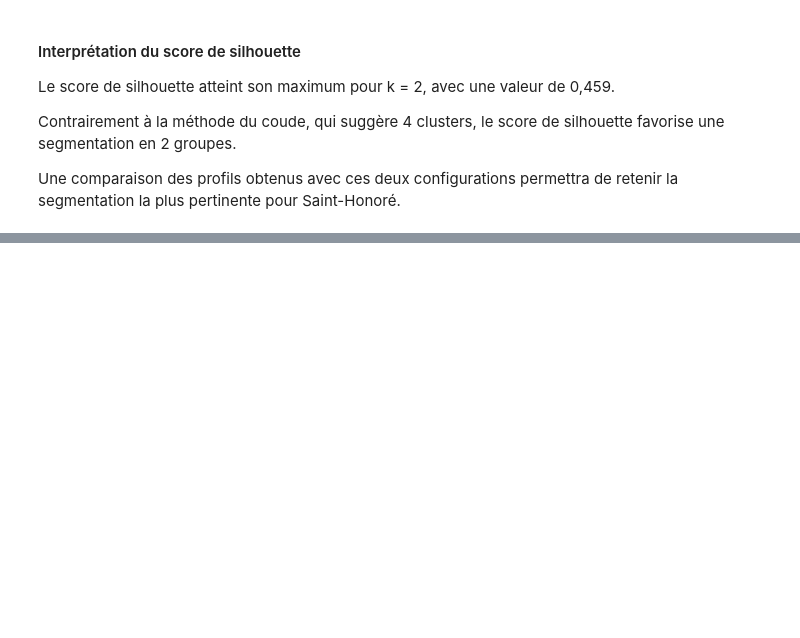
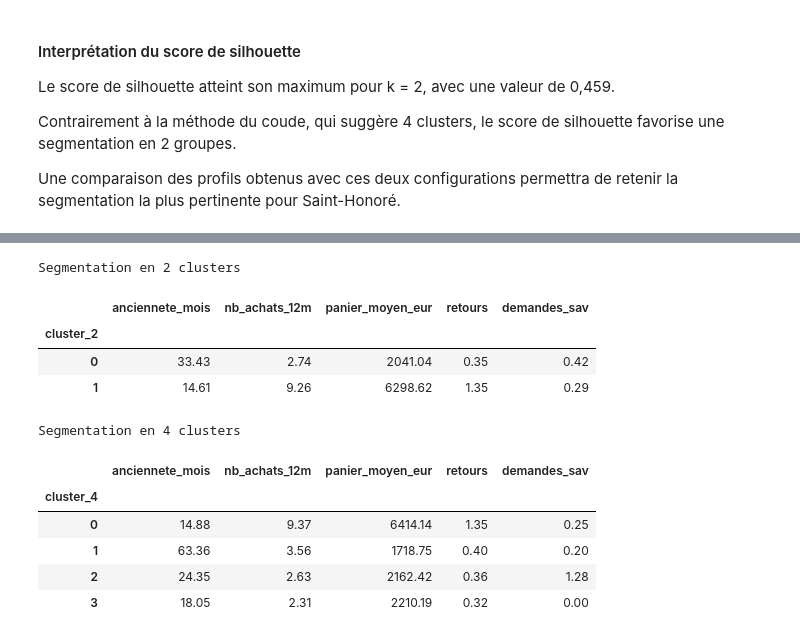
Before and after one commit to Youcef501/datamining-saint-honore, a Jupyter notebook: notebooks/07_08_analyse.ipynb, the cells around one changed output, grey strips where cells are left out. Saved outputs shown, nothing was run; the diff lists cells and outputs as text; code cells hidden in the pictures; blank space fills up the shorter version.

```diff
--- a/notebooks/07_08_analyse.ipynb
+++ b/notebooks/07_08_analyse.ipynb
@@ -169,0 +192,21 @@ la plus pertinente pour Saint-Honoré.
+# %%
+# Analyse des profils pour les deux segmentations
+
+print("Segmentation en 2 clusters")
+display(df.groupby("cluster_2")[variables].mean().round(2))
+
+print("Segmentation en 4 clusters")
+display(df.groupby("cluster_4")[variables].mean().round(2))
+# %% [output]
+Segmentation en 2 clusters
+|  | anciennete_mois | nb_achats_12m | panier_moyen_eur | retours | demandes_sav |
+| cluster_2 |  |  |  |  |  |
+| 0 | 33.43 | 2.74 | 2041.04 | 0.35 | 0.42 |
+| 1 | 14.61 | 9.26 | 6298.62 | 1.35 | 0.29 |
+Segmentation en 4 clusters
+|  | anciennete_mois | nb_achats_12m | panier_moyen_eur | retours | demandes_sav |
+| cluster_4 |  |  |  |  |  |
+| 0 | 14.88 | 9.37 | 6414.14 | 1.35 | 0.25 |
+| 1 | 63.36 | 3.56 | 1718.75 | 0.40 | 0.20 |
+| 2 | 24.35 | 2.63 | 2162.42 | 0.36 | 1.28 |
+| 3 | 18.05 | 2.31 | 2210.19 | 0.32 | 0.00 |
```
Also changed, not shown: parts of 7 cells of this notebook.
